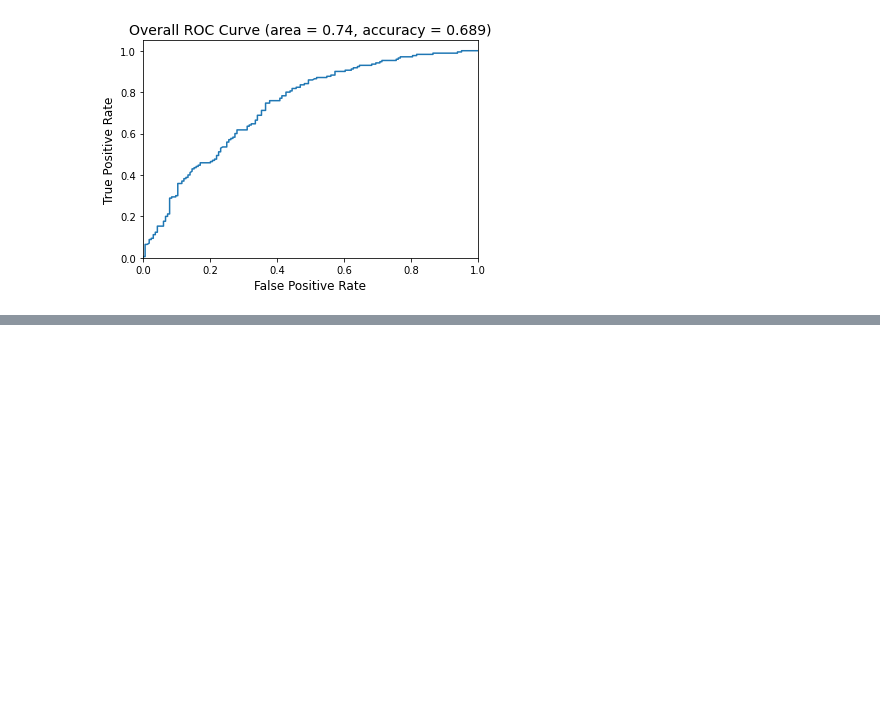
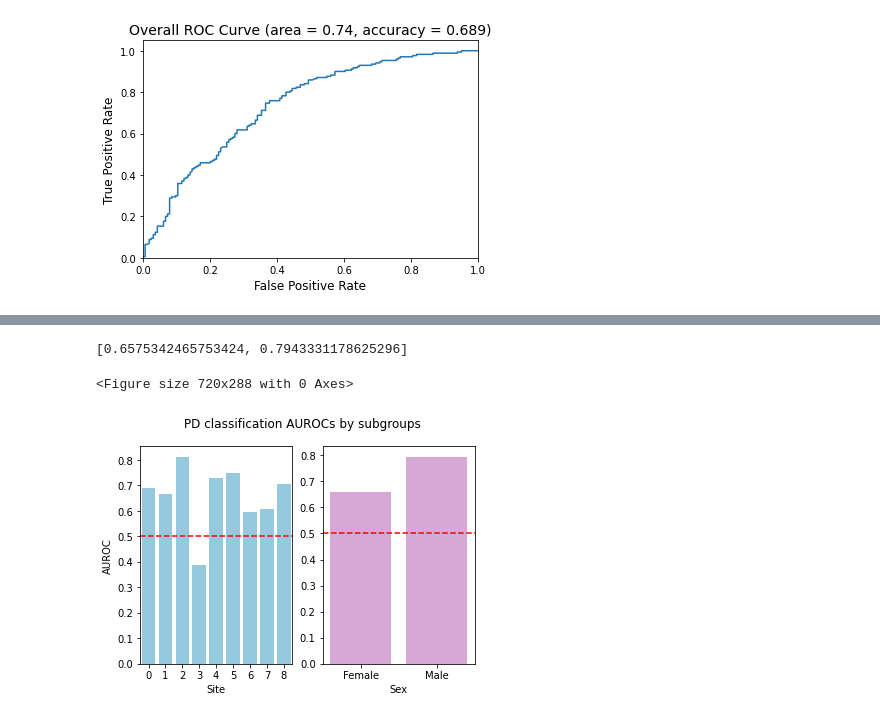
Before and after one commit to vibujithan/shortcut-analysis, a Jupyter notebook: PD/subgroup_analysis.ipynb, the cells around one changed output, grey strips where cells are left out. Saved outputs shown, nothing was run; the diff lists cells and outputs as text; code cells hidden in the pictures; blank space fills up the shorter version.

Commit message:
Image formatting changes

```diff
--- a/PD/subgroup_analysis.ipynb
+++ b/PD/subgroup_analysis.ipynb
@@ -182,3 +133,3 @@ def comprehensive_scanner_performance(df, y_true_col='pd_true', y_prob_col='pd_p
 # %%
-for sg in ['study', 'sex']:
-    scanner_metrics = comprehensive_scanner_performance(df, subgroup_col=sg)
+site_metrics = compute_subgroup_rocs(df, subgroup_col="Site")
+sex_metrics = compute_subgroup_rocs(df, subgroup_col="Sex")
@@ -198,0 +136,24 @@ Accuracy for sex 0: 0.624113475177305
+# %%
+site_rocs = [site_metrics[i]["auc"] for i in range(len(site_metrics))]
+sex_rocs = [sex_metrics[0]["auc"], sex_metrics[1]["auc"]]
+# %%
+sex_rocs
+# %% [output]
+[0.6575342465753424, 0.7943331178625296]
+# %%
+plt.figure(figsize=(10, 4))
+fig, ax = plt.subplots(1, 2)
+sns.barplot(x=np.arange(9), y=site_rocs, ax=ax[0], color="skyblue")
+ax[0].set(xlabel="Site", ylabel="AUROC")
+ax[0].axhline(0.5, color="red", linestyle="--", label="Chance level")
+
+sns.barplot(x=["Female", "Male"], y=sex_rocs, ax=ax[1], color="plum")
+ax[1].set(xlabel="Sex")
+ax[1].axhline(0.5, color="red", linestyle="--", label="Chance level")
+
+fig.suptitle("PD classification AUROCs by subgroups")
+
+plt.savefig(f"/data/Papers/MICCAI-biases/subgroup-analysis/subgroups.pdf", dpi=300)
+# %% [output]
+<Figure size 720x288 with 0 Axes>
+[figure, added]
```
Also changed, not shown: parts of 8 cells of this notebook, 1 other file.
